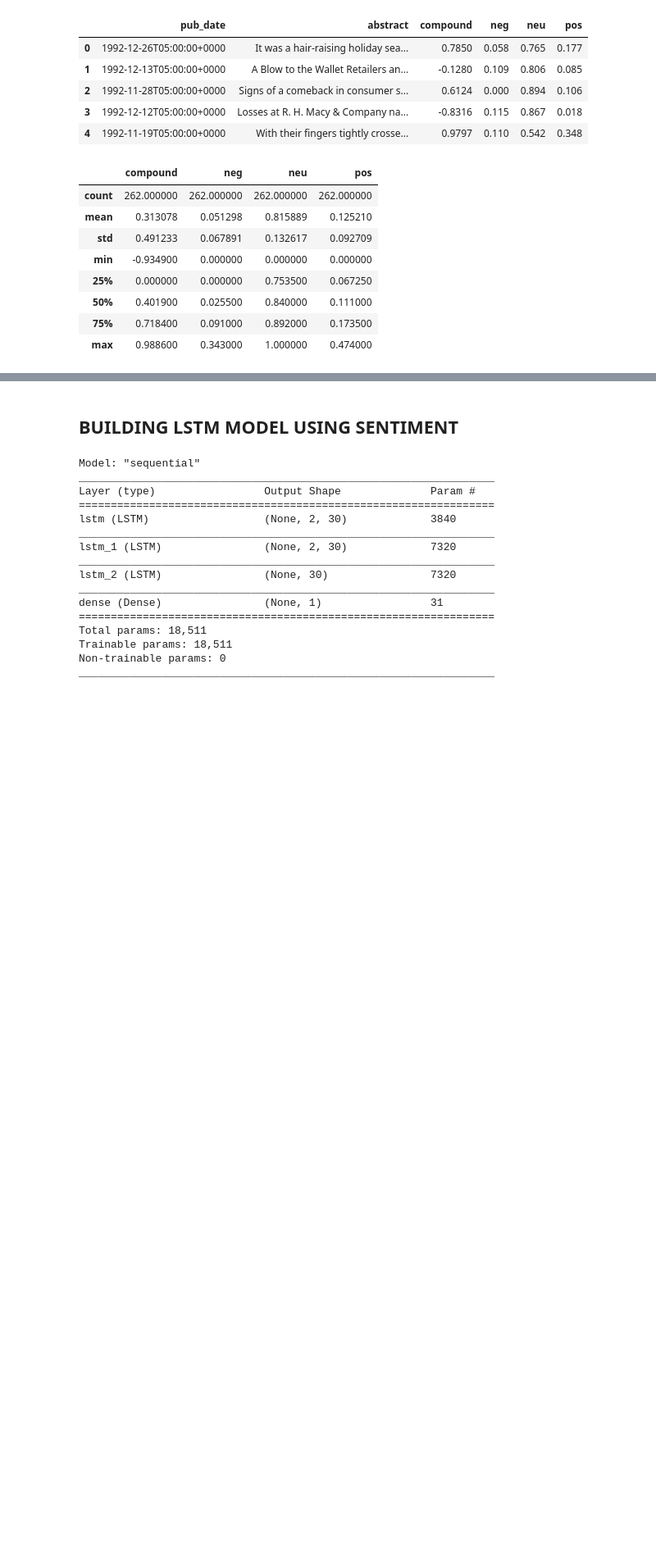
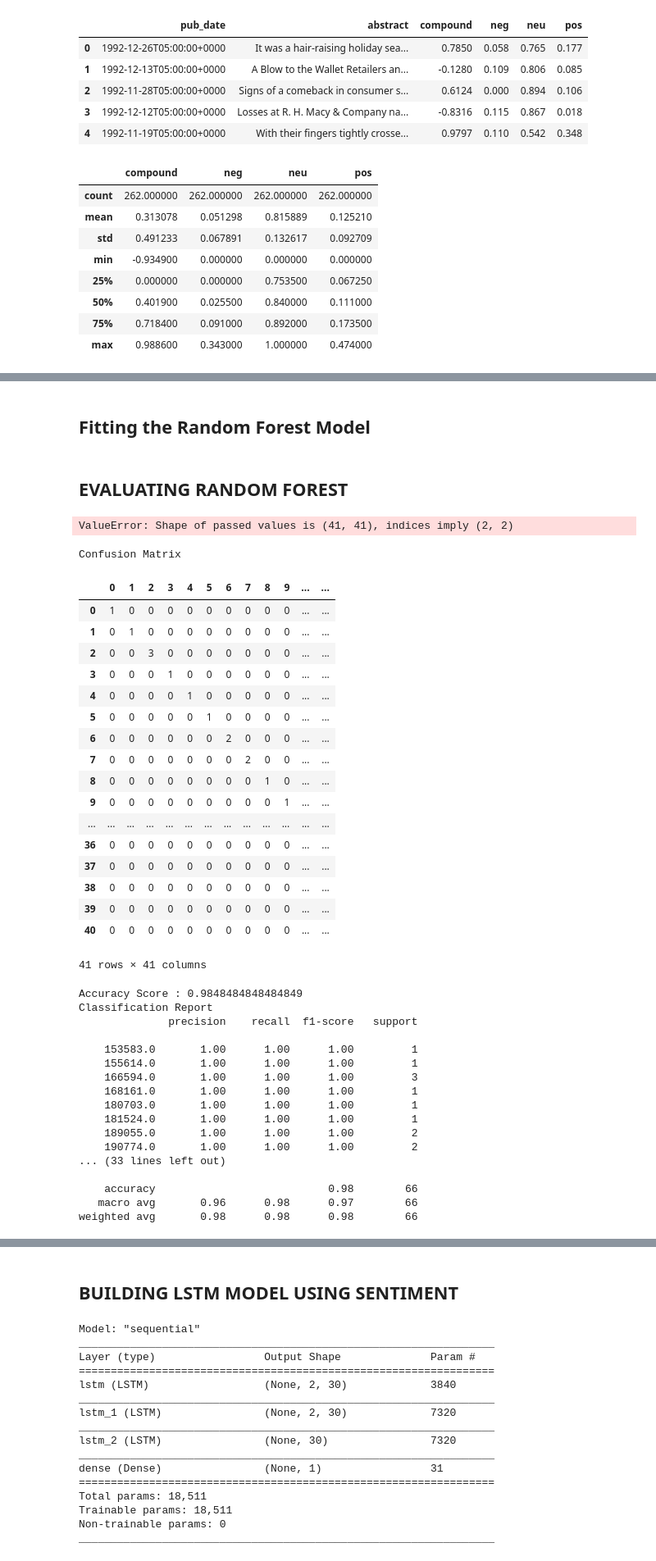
Before and after one commit to junaidqamer/HolidaySales, a Jupyter notebook: NYT_api.ipynb, the cells around one changed output, grey strips where cells are left out. Shown at 82% size. Saved outputs shown, nothing was run; the diff lists cells and outputs as text; code cells hidden in the pictures; blank space fills up the shorter version.

```diff
--- a/NYT_api.ipynb
+++ b/NYT_api.ipynb
@@ -605,0 +743,79 @@ Main_df.head()
+# %%
+# Splitting into Train and Test sets
+X_train, X_test, y_train, y_test = train_test_split(X, y, random_state=78)
+# %%
+# Creating StandardScaler instance
+scaler = StandardScaler()
+
+# Fitting Standard Scaller
+X_scaler = scaler.fit(X_train)
+
+# Scaling data
+X_train_scaled = X_scaler.transform(X_train)
+X_test_scaled = X_scaler.transform(X_test)
+# %% [markdown]
+## Fitting the Random Forest Model
+# %%
+# Create a random forest classifier
+rf_model = RandomForestClassifier(n_estimators=500, random_state=78)
+# Fitting the model
+rf_model = rf_model.fit(X_train_scaled, y_train)
+# Making predictions using the testing data
+predictions = rf_model.predict(X_test_scaled)
+# %% [markdown]
+## EVALUATING RANDOM FOREST
+# %%
+# Calculating the confusion matrix
+cm = confusion_matrix(y_test, predictions)
+cm_df = pd.DataFrame(
+    cm, index=["Actual 0", "Actual 1"], columns=["Predicted 0", "Predicted 1"]
+)
+
+# Calculating the accuracy score
+acc_score = accuracy_score(y_test, predictions)
+# %% [output]
+ValueError: Shape of passed values is (41, 41), indices imply (2, 2)
+# %%
+# Displaying results
+print("Confusion Matrix")
+display(cm_df)
+print(f"Accuracy Score : {acc_score}")
+print("Classification Report")
+print(classification_report(y_test, predictions))
+# %% [output]
+Confusion Matrix
+|  | 0 | 1 | 2 | 3 | 4 | 5 | 6 | 7 | 8 | 9 | ... | ... |
+| 0 | 1 | 0 | 0 | 0 | 0 | 0 | 0 | 0 | 0 | 0 | ... | ... |
+| 1 | 0 | 1 | 0 | 0 | 0 | 0 | 0 | 0 | 0 | 0 | ... | ... |
+| 2 | 0 | 0 | 3 | 0 | 0 | 0 | 0 | 0 | 0 | 0 | ... | ... |
+| 3 | 0 | 0 | 0 | 1 | 0 | 0 | 0 | 0 | 0 | 0 | ... | ... |
+| 4 | 0 | 0 | 0 | 0 | 1 | 0 | 0 | 0 | 0 | 0 | ... | ... |
+| 5 | 0 | 0 | 0 | 0 | 0 | 1 | 0 | 0 | 0 | 0 | ... | ... |
+| 6 | 0 | 0 | 0 | 0 | 0 | 0 | 2 | 0 | 0 | 0 | ... | ... |
+| 7 | 0 | 0 | 0 | 0 | 0 | 0 | 0 | 2 | 0 | 0 | ... | ... |
+| 8 | 0 | 0 | 0 | 0 | 0 | 0 | 0 | 0 | 1 | 0 | ... | ... |
+| 9 | 0 | 0 | 0 | 0 | 0 | 0 | 0 | 0 | 0 | 1 | ... | ... |
+| ... | ... | ... | ... | ... | ... | ... | ... | ... | ... | ... | ... | ... |
+| 36 | 0 | 0 | 0 | 0 | 0 | 0 | 0 | 0 | 0 | 0 | ... | ... |
+| 37 | 0 | 0 | 0 | 0 | 0 | 0 | 0 | 0 | 0 | 0 | ... | ... |
+| 38 | 0 | 0 | 0 | 0 | 0 | 0 | 0 | 0 | 0 | 0 | ... | ... |
+| 39 | 0 | 0 | 0 | 0 | 0 | 0 | 0 | 0 | 0 | 0 | ... | ... |
+| 40 | 0 | 0 | 0 | 0 | 0 | 0 | 0 | 0 | 0 | 0 | ... | ... |
+41 rows × 41 columns
+Accuracy Score : 0.9848484848484849
+Classification Report
+              precision    recall  f1-score   support
+
+    153583.0       1.00      1.00      1.00         1
+    155614.0       1.00      1.00      1.00         1
+    166594.0       1.00      1.00      1.00         3
+    168161.0       1.00      1.00      1.00         1
+    180703.0       1.00      1.00      1.00         1
+    181524.0       1.00      1.00      1.00         1
+    189055.0       1.00      1.00      1.00         2
+    190774.0       1.00      1.00      1.00         2
+... (33 lines left out)
+
+    accuracy                           0.98        66
+   macro avg       0.96      0.98      0.97        66
+weighted avg       0.98      0.98      0.98        66
```
Also changed, not shown: parts of 24 cells of this notebook.
